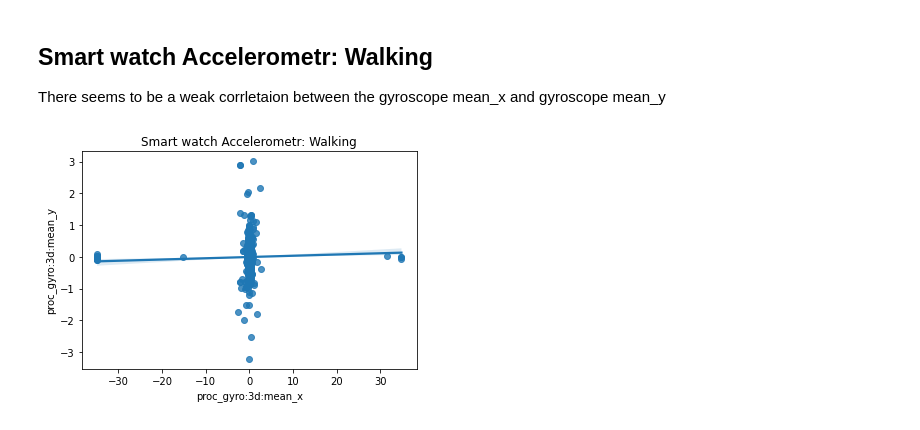
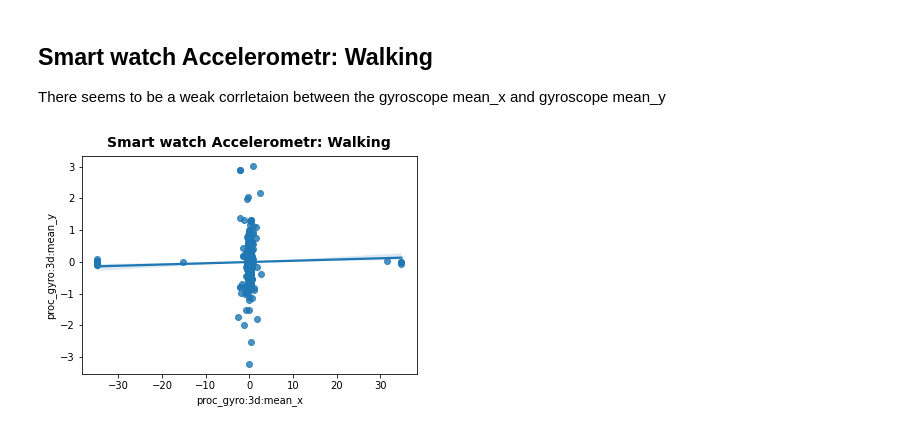
Before and after one commit to robertson-oa/DS_Challenge, a Jupyter notebook: Part_II_slide.ipynb, the cells around one changed output. Cells and saved outputs as stored; diff of their text form; code cells hidden in the pictures.

```diff
--- a/Part_II_slide.ipynb
+++ b/Part_II_slide.ipynb
@@ -40,8 +40,8 @@ There seems to be a weak corrletaion between the gyroscope mean_x and gyroscope
 # %%
 sb.regplot(x=df["proc_gyro:3d:mean_x"], y=df["proc_gyro:3d:mean_y"])
 plt.xlabel("proc_gyro:3d:mean_x")
 plt.ylabel("proc_gyro:3d:mean_y")
-plt.title("Smart watch Accelerometr: Walking")
+plt.title("Smart watch Accelerometr: Walking",fontsize=14, fontweight='semibold', y=1.015)
 plt.show()
 # %% [output]
-[figure, old version]
+[figure, new version]
```
Also changed, not shown: parts of 8 cells of this notebook, 1 other file.
